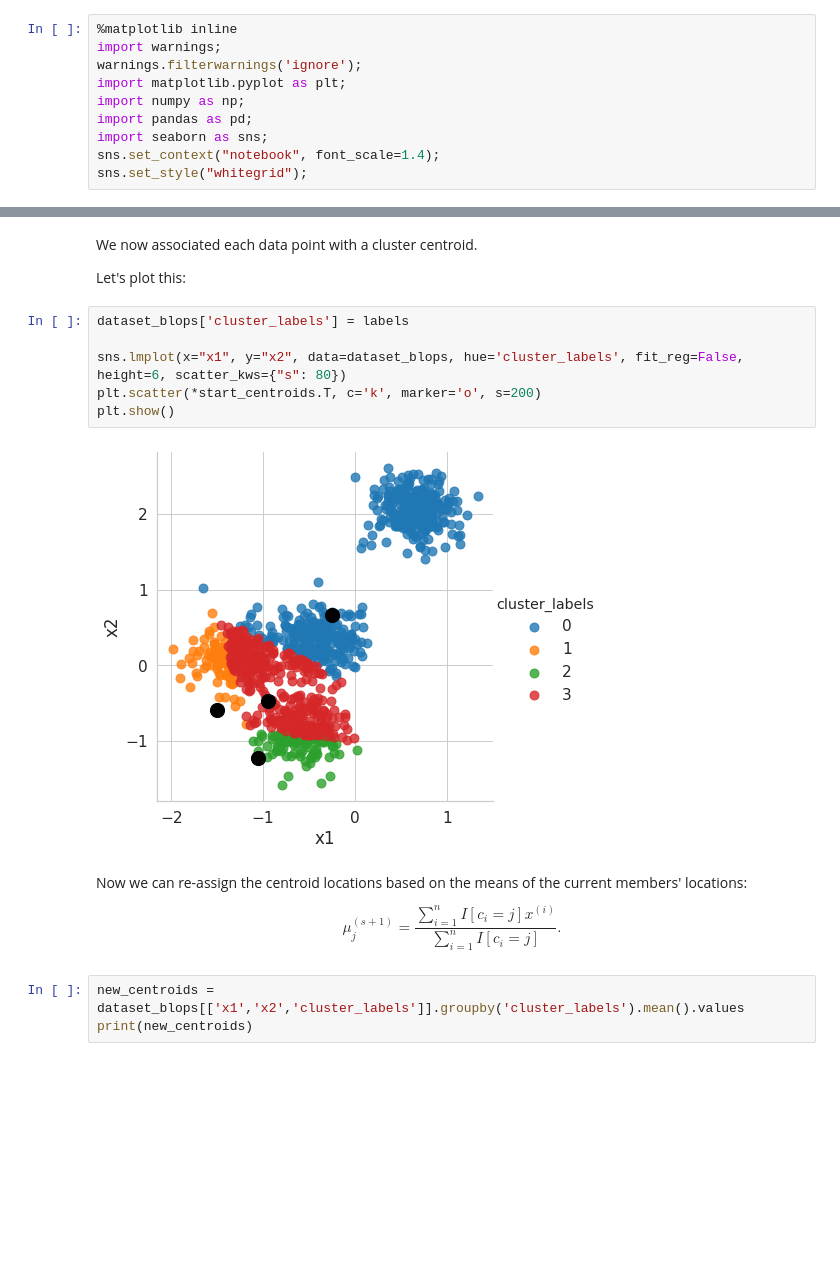
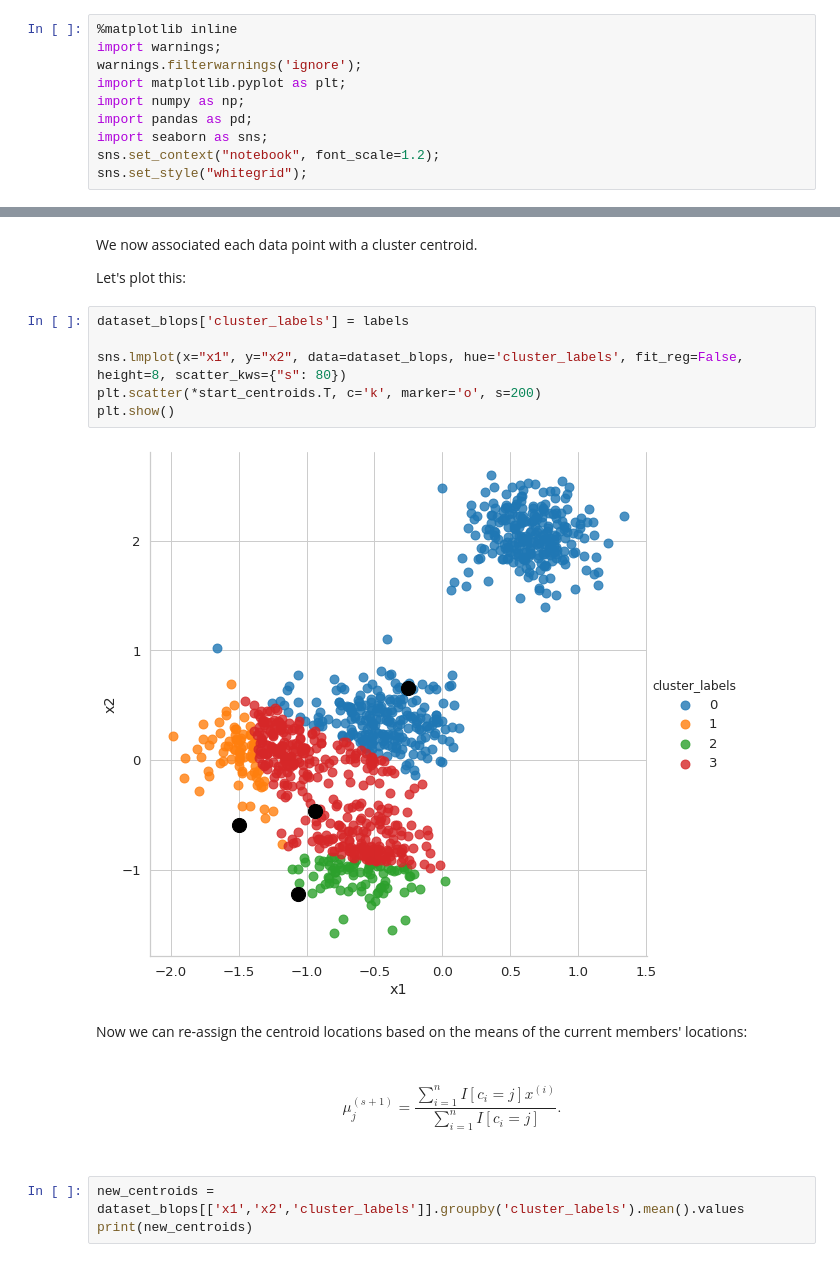
Before and after one commit to mtthsmoore/PRACTUNFINISHED_class_K-means, a Jupyter notebook: notebooks/7_clustering/7._Clustering.ipynb, the cells around one changed output, grey strips where cells are left out. Saved outputs shown, nothing was run; the diff lists cells and outputs as text; blank space fills up the shorter version.

```diff
--- a/notebooks/7_clustering/7._Clustering.ipynb
+++ b/notebooks/7_clustering/7._Clustering.ipynb
@@ -6,7 +6,7 @@ import matplotlib.pyplot as plt;
 import numpy as np;
 import pandas as pd;
 import seaborn as sns;
-sns.set_context("notebook", font_scale=1.4);
+sns.set_context("notebook", font_scale=1.2);
 sns.set_style("whitegrid");
 # %%
 ###util methods
@@ -118,15 +119,17 @@ Let's plot this:
 # %%
 dataset_blops['cluster_labels'] = labels
 
-sns.lmplot(x="x1", y="x2", data=dataset_blops, hue='cluster_labels', fit_reg=False, height=6, scatter_kws={"s": 80})
+sns.lmplot(x="x1", y="x2", data=dataset_blops, hue='cluster_labels', fit_reg=False, height=8, scatter_kws={"s": 80})
 plt.scatter(*start_centroids.T, c='k', marker='o', s=200)
 plt.show()
 # %% [output]
-[figure, old version]
+[figure, new version]
 # %% [markdown]
 Now we can re-assign the centroid locations based on the means of the current members' locations:
 
+<br>
 $$\mu_j^{(s+1)} = \frac{\sum_{i=1}^n I[c_i = j] x^{(i)}}{\sum_{i=1}^n I[c_i = j]}.$$
+<br>
 # %%
 new_centroids = dataset_blops[['x1','x2','cluster_labels']].groupby('cluster_labels').mean().values
 print(new_centroids)
```
Also changed, not shown: parts of 16 cells of this notebook.
